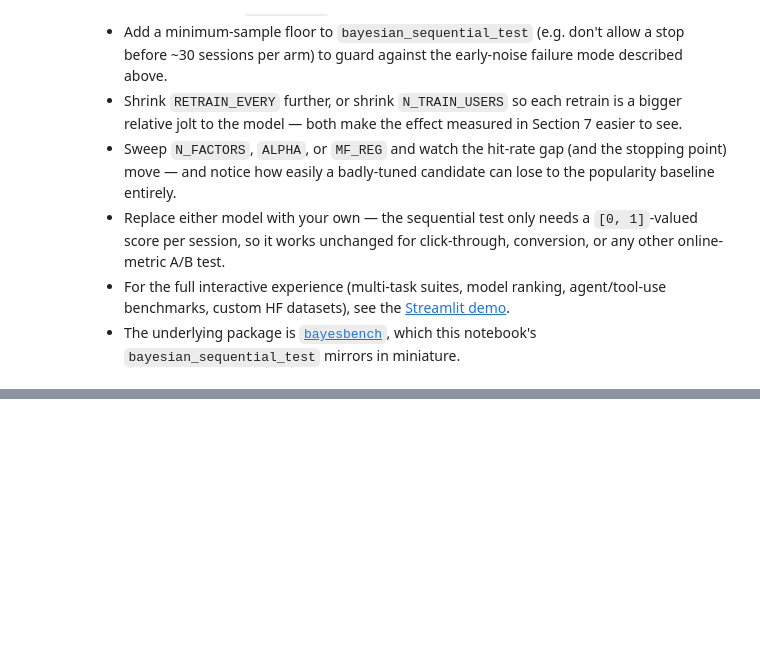
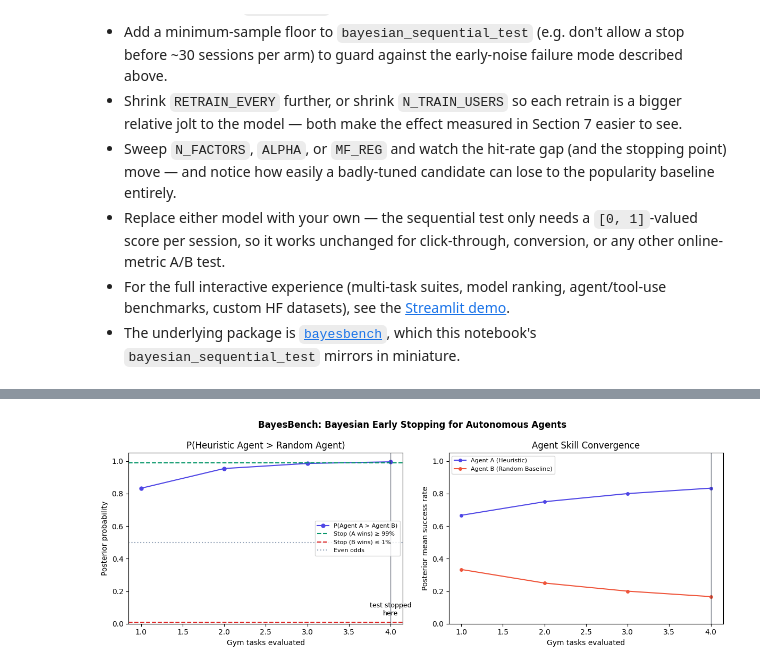
Before and after one commit to rymarinelli/bayesbench-notebook, a Jupyter notebook: bayesbench_demo.ipynb, the cells around one changed output, grey strips where cells are left out. Saved outputs shown, nothing was run; the diff lists cells and outputs as text; code cells hidden in the pictures; blank space fills up the shorter version.

```diff
--- a/bayesbench_demo.ipynb
+++ b/bayesbench_demo.ipynb
@@ -465,0 +620,50 @@ Layering continuous retraining on top makes the setup closer to a real productio
+# %%
+import matplotlib.pyplot as plt
+
+# Extract traces from the agent evaluation
+sessions = [t["session"] for t in agent_trace]
+p_curve = [t["p_a_beats_b"] for t in agent_trace]
+mean_a_curve = [t["mean_a"] for t in agent_trace]
+mean_b_curve = [t["mean_b"] for t in agent_trace]
+
+# We used 99% confidence for the agent test
+agent_confidence = 0.99
+
+fig, axes = plt.subplots(1, 2, figsize=(12, 4.5))
+
+# Left plot: Probability that Agent A is better than Agent B
+ax = axes[0]
+ax.plot(sessions, p_curve, color="#4F46E5", marker="o", markersize=5, label="P(Agent A > Agent B)")
+ax.axhline(agent_confidence, color="#059669", linestyle="--", label=f"Stop (A wins) ≥ {agent_confidence:.0%}")
+ax.axhline(1 - agent_confidence, color="#DC2626", linestyle="--", label=f"Stop (B wins) ≤ {1 - agent_confidence:.0%}")
+ax.axhline(0.5, color="#94A3B8", linestyle=":", label="Even odds")
+
+if agent_result["winner"] is not None:
+    ax.axvline(agent_result["sessions_used"], color="#1E293B", linestyle="-", linewidth=1, alpha=0.6)
+    ax.annotate("test stopped\nhere", xy=(agent_result["sessions_used"], 0.05), fontsize=9, ha="center")
+
+ax.set_ylim(0, 1.05)
+ax.set_xlabel("Gym tasks evaluated")
+ax.set_ylabel("Posterior probability")
+ax.set_title("P(Heuristic Agent > Random Agent)")
+ax.legend(fontsize=8, loc="center right")
+
+# Right plot: Posterior mean success rate of each agent
+ax = axes[1]
+ax.plot(sessions, mean_a_curve, color="#4F46E5", marker="o", markersize=4, label="Agent A (Heuristic)")
+ax.plot(sessions, mean_b_curve, color="#EF553B", marker="o", markersize=4, label="Agent B (Random Baseline)")
+
+if agent_result["winner"] is not None:
+    ax.axvline(agent_result["sessions_used"], color="#1E293B", linestyle="-", linewidth=1, alpha=0.6)
+
+ax.set_ylim(0, 1.05)
+ax.set_xlabel("Gym tasks evaluated")
+ax.set_ylabel("Posterior mean success rate")
+ax.set_title("Agent Skill Convergence")
+ax.legend(fontsize=8, loc="upper left")
+
+fig.suptitle("BayesBench: Bayesian Early Stopping for Autonomous Agents", fontweight="bold")
+fig.tight_layout()
+plt.show()
+# %% [output]
+[figure, added]
```
Also changed, not shown: parts of 15 cells of this notebook.
